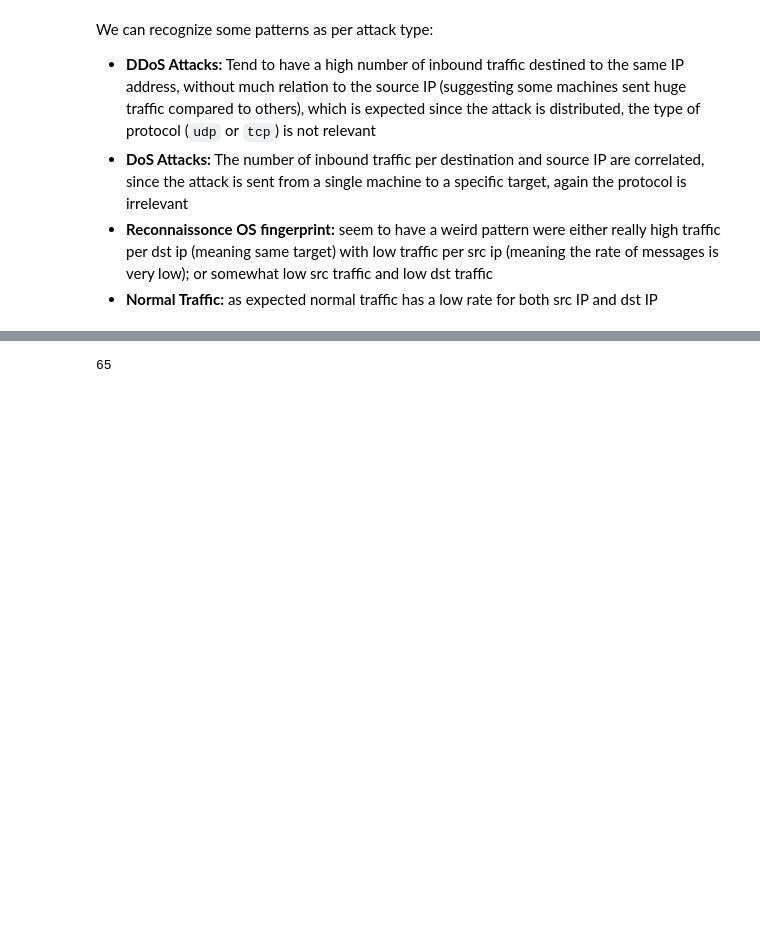
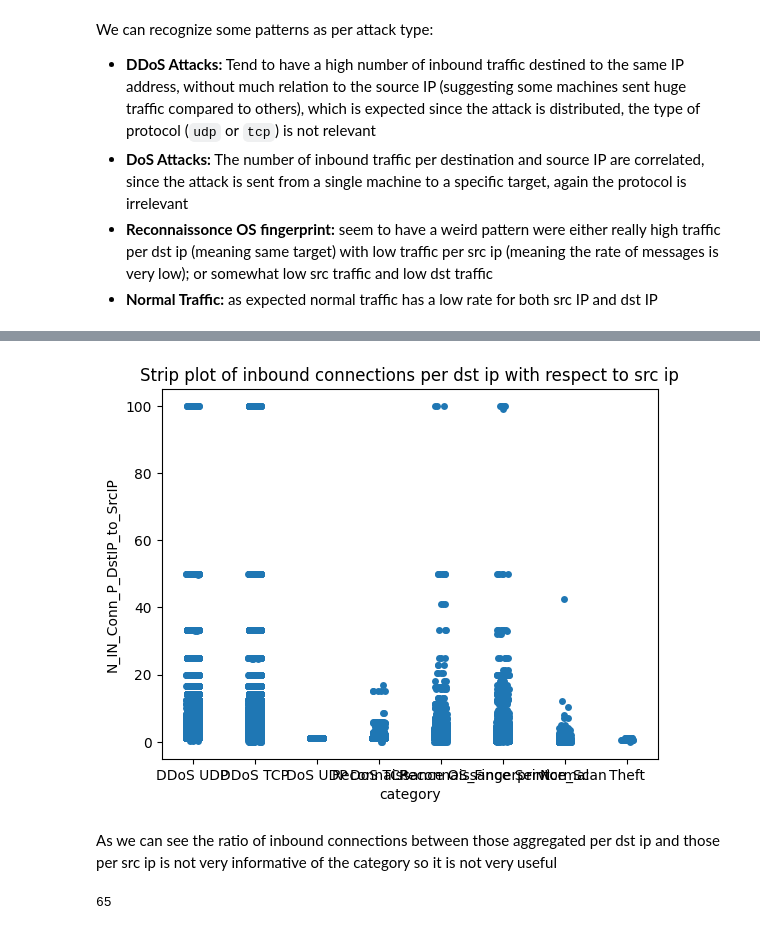
Before and after one commit to merzouka/bds.ml, a Jupyter notebook: eda/eda.ipynb, the cells around one changed output, grey strips where cells are left out. Saved outputs shown, nothing was run; the diff lists cells and outputs as text; code cells hidden in the pictures; blank space fills up the shorter version.

```diff
--- a/eda/eda.ipynb
+++ b/eda/eda.ipynb
@@ -142,3 +165,12 @@ We can recognize some patterns as per attack type:
+# %%
+sns.stripplot(data=training, y='N_IN_Conn_P_DstIP_to_SrcIP', x='category')
+title = 'Strip plot of inbound connections per dst ip with respect to src ip'
+plt.title(title)
+plt.savefig(f'{FIGURES_PATH}/{title}.png')
+# %% [output]
+[figure, added]
+# %% [markdown]
+As we can see the ratio of inbound connections between those aggregated per dst ip and those per src ip is not very informative of the category so it is not very useful
 # %%
 d = data=training.loc[training['category'] == 'Theft']
 print(len(d))
```
Also changed, not shown: parts of 5 cells of this notebook.
